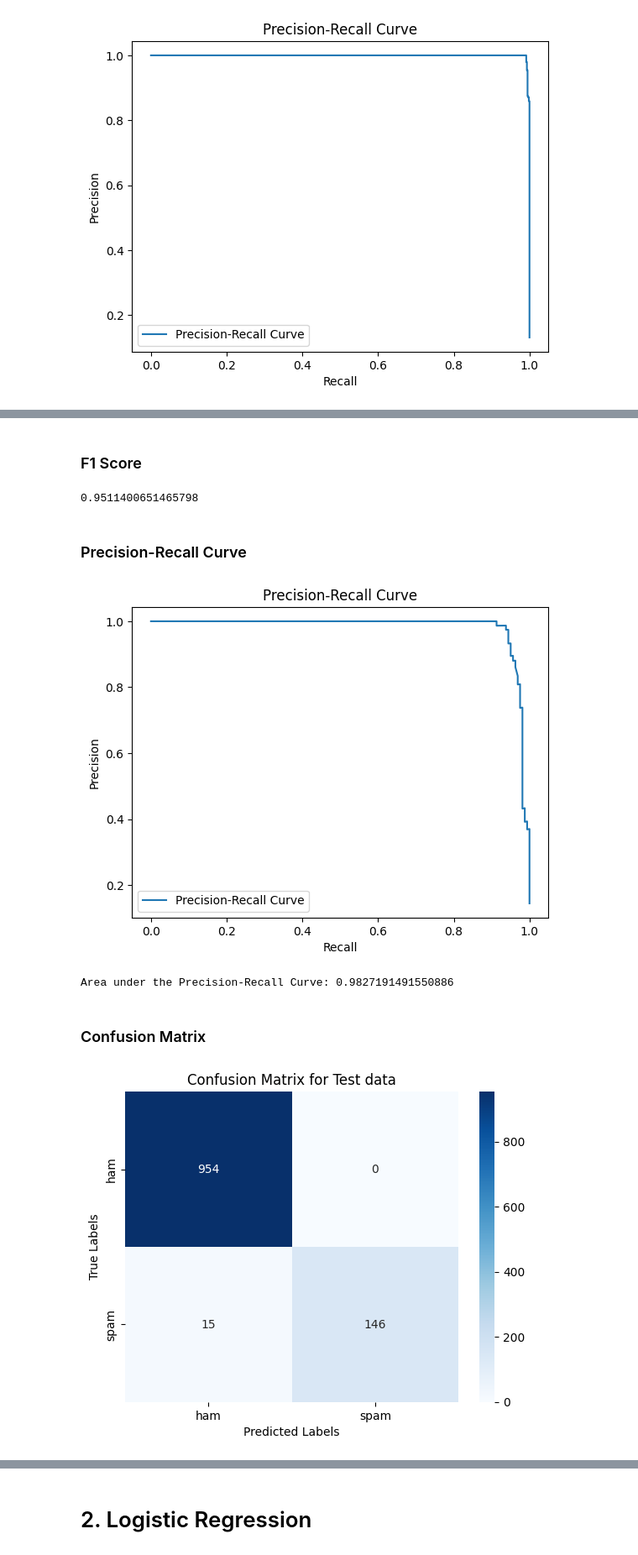
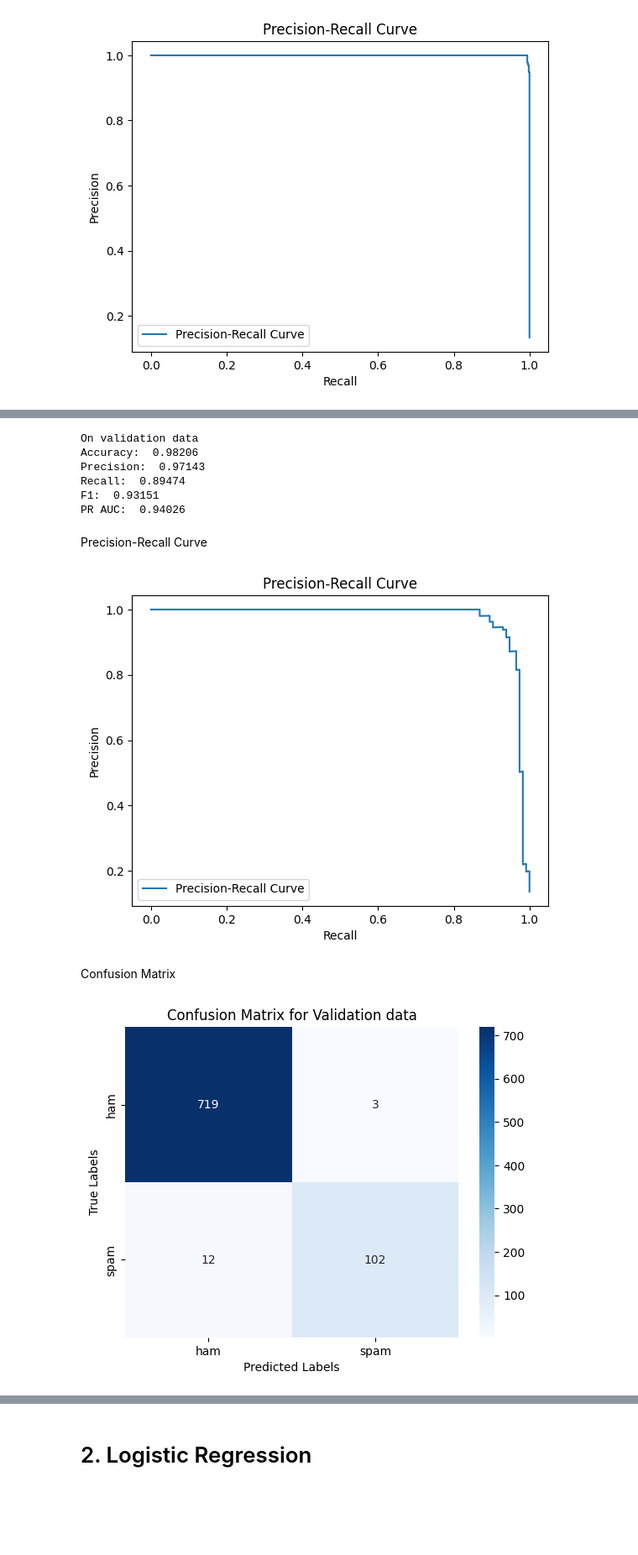
Before and after one commit to U1Kemp/AppliedMachineLearning, a Jupyter notebook: Assignment1/train.ipynb, the cells around one changed output, grey strips where cells are left out. Shown at 84% size. Saved outputs shown, nothing was run; the diff lists cells and outputs as text; code cells hidden in the pictures; blank space fills up the shorter version.

```diff
--- a/Assignment1/train.ipynb
+++ b/Assignment1/train.ipynb
@@ -35,0 +39,3 @@ msg_train
+# %%
+msg_val = pd.read_csv('validation.csv')
+msg_val
@@ -103,0 +122,2 @@ scores.mean(), scores.std()
+# %%
+pipeline_nb.fit(msg_train['message'], msg_train['label'])
@@ -104,11 +219,11 @@ scores.mean(), scores.std()
 # %%
 param_grid = {
-    'classifier__alpha': [0.1, 0.2, 0.5, 1],
+    'classifier__alpha': [0.05, 0.1, 0.2, 0.5, 1],
 }
 
 NB_Classifier = GridSearchCV(pipeline_nb, param_grid, cv=5, scoring='f1', verbose=1, n_jobs=-1)
 NB_Classifier.fit(msg_train['message'], msg_train['label'])
 
 print("Best parameters:", NB_Classifier.best_params_)
-print("Best score:", NB_Classifier.best_score_)
+print("Best f1 score:", NB_Classifier.best_score_)
 # %% [output]
@@ -219,7 +278,0 @@ recall.append(r)
-# %% [markdown]
-### F1 Score
-# %%
-f = f1_score(msg_test['label'], predictions, pos_label=1)
-f
-# %% [output]
-0.9511400651465798
@@ -228,7 +279,24 @@ f1.append(f)
+# %%
+predictions = NB_Classifier.predict(msg_val['message'])
+
+# Evaluate model on the validation data
+print("On validation data")
+print("Accuracy: ", round(accuracy(msg_val['label'], predictions),5))
+print("Precision: ", round(precision(msg_val['label'], predictions),5))
+print("Recall: ", round(recall(msg_val['label'], predictions),5))
+print("F1: ", round(f1(msg_val['label'], predictions),5))
+print("PR AUC: ", round(pr_auc(msg_val['label'], predictions),5))
+# %% [output]
+On validation data
+Accuracy:  0.98206
+Precision:  0.97143
+Recall:  0.89474
+F1:  0.93151
+PR AUC:  0.94026
 # %% [markdown]
-### Precision-Recall Curve
+Precision-Recall Curve
 # %%
-p, r, t = precision_recall_curve(msg_test['label'], NB_Classifier.predict_proba(msg_test['message'])[:,1],pos_label=1)
+p, r, t = precision_recall_curve(msg_val['label'], NB_Classifier.predict_proba(msg_val['message'])[:,1],pos_label=1)
 # plot the curve
 plt.plot(r, p, label='Precision-Recall Curve')
 plt.xlabel('Recall')
@@ -237,10 +305,4 @@ plt.title('Precision-Recall Curve')
 plt.legend()
 plt.show()
 # %% [output]
-[figure, old version]
+[figure, new version]
-# %%
-auc_pr = auc(r,p)
-# print the area under the curve
-print('Area under the Precision-Recall Curve:', auc_pr)
-# %% [output]
-Area under the Precision-Recall Curve: 0.9827191491550886
@@ -249,12 +309,12 @@ pr_auc.append(auc_pr)
-# %% [markdown]
-### Confusion Matrix
+# %% [markdown]
+Confusion Matrix
 # %%
-cm = confusion_matrix(msg_test['label'], predictions)
+cm = confusion_matrix(msg_val['label'], predictions)
 # Plot the confusion matrix
 sns.heatmap(cm, annot=True, cmap='Blues', fmt='d', xticklabels=['ham', 'spam'], yticklabels=['ham','spam'])
-plt.title('Confusion Matrix for Test data')
+plt.title('Confusion Matrix for Validation data')
 plt.xlabel('Predicted Labels')
 plt.ylabel('True Labels')
 plt.show()
 # %% [output]
-[figure, old version]
+[figure, new version]
```
Also changed, not shown: parts of 183 cells of this notebook, 4 other files.
